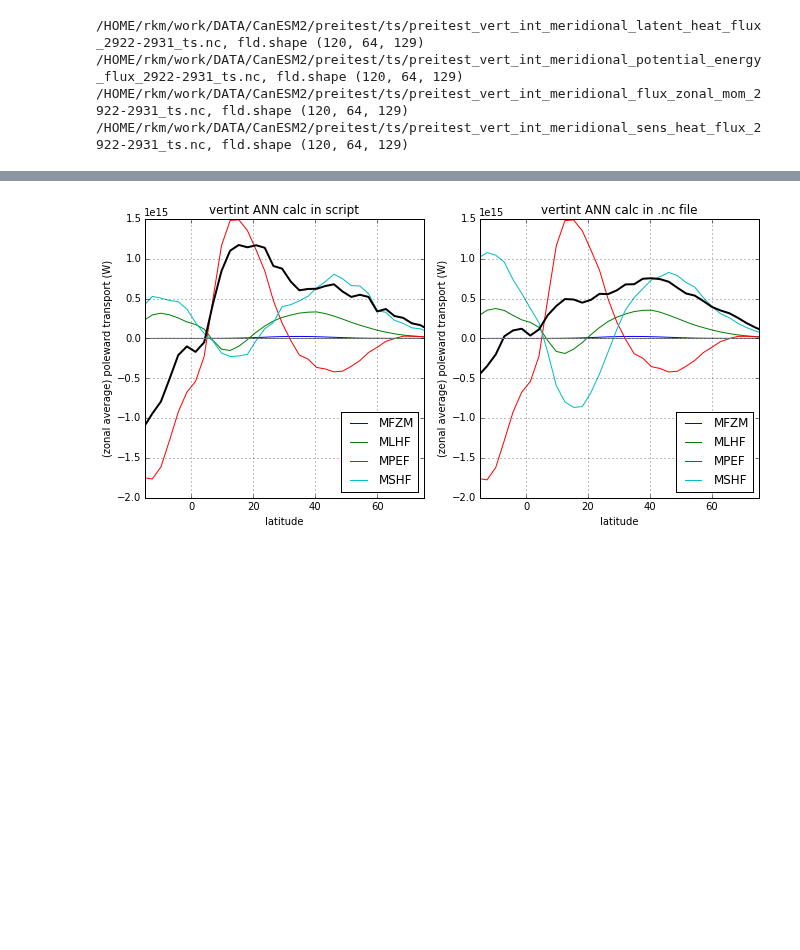
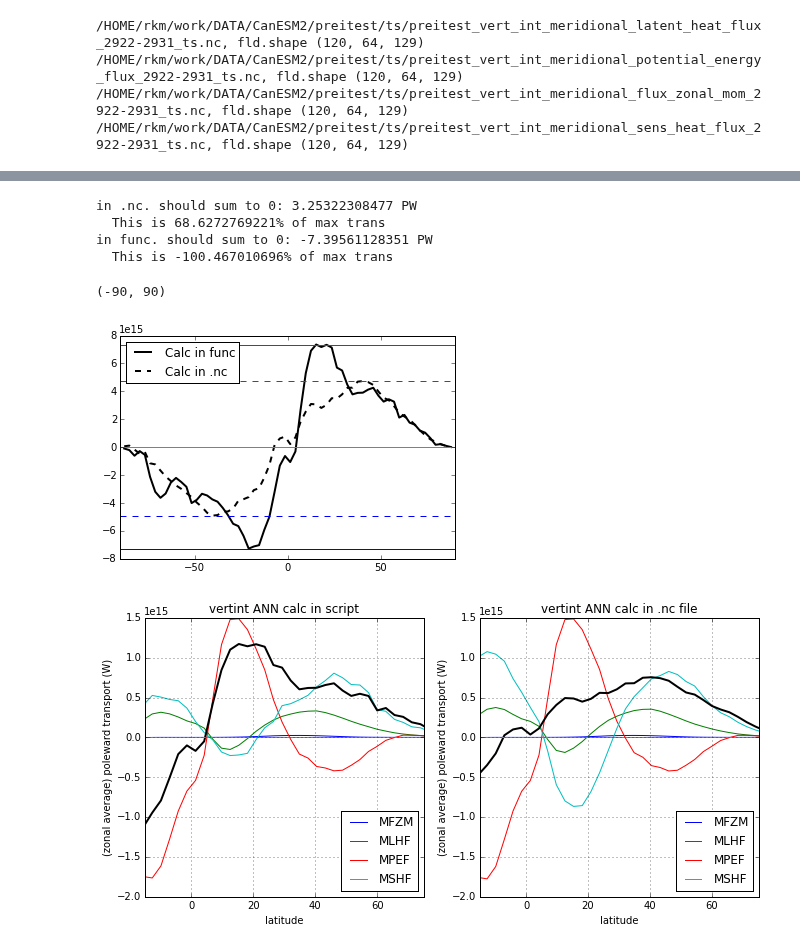
Before and after one commit to kemccusker/pyscripts, a Jupyter notebook: notebooks/poleward_heat_transport.ipynb, the cells around one changed output, grey strips where cells are left out. Cells and saved outputs as stored; diff of their text form; code cells hidden in the pictures; blank space fills up the shorter version.

```diff
--- a/notebooks/poleward_heat_transport.ipynb
+++ b/notebooks/poleward_heat_transport.ipynb
@@ -345,3 +372,27 @@ fldzatot2 = fldzadf2.sum(axis=1)
+# %%
+# Test if PHT sums to zero: zonal integral
+print 'in .nc. should sum to 0: ' + str(fldtot2.sum()/1e15) + ' PW'
+print '  This is ' + str(fldtot2.sum()/fldtot2.max()*100) +'% of max trans'
+print 'in func. should sum to 0: ' + str(fldtot.sum()/1e15) + ' PW'
+print '  This is ' + str(fldtot.sum()/fldtot.max()*100) +'% of max trans'
+
+fig,ax=plt.subplots(1,1)
+ax.plot(lat,fldtot,color='k',linewidth=2)
+ax.plot(lat,fldtot2,color='k',linewidth=2,linestyle='--')
+ax.legend(('Calc in func','Calc in .nc'),loc='best')
+ax.axhline(y=0,color='0.5')
+ax.axhline(y=fldtot.max(),color='r')
+ax.axhline(y=fldtot2.max(),color='r',linestyle='--')
+ax.axhline(y=fldtot.min(),color='b')
+ax.axhline(y=fldtot2.min(),color='b',linestyle='--')
+ax.set_xlim((-90,90))
+# %% [output]
+in .nc. should sum to 0: 3.25322308477 PW
+  This is 68.6272769221% of max trans
+in func. should sum to 0: -7.39561128351 PW
+  This is -100.467010696% of max trans
+(-90, 90)
+[figure, added]
 # %%
 # ============ FIGURES =================
 printtofile=True
```
Also changed, not shown: parts of 8 cells of this notebook.
